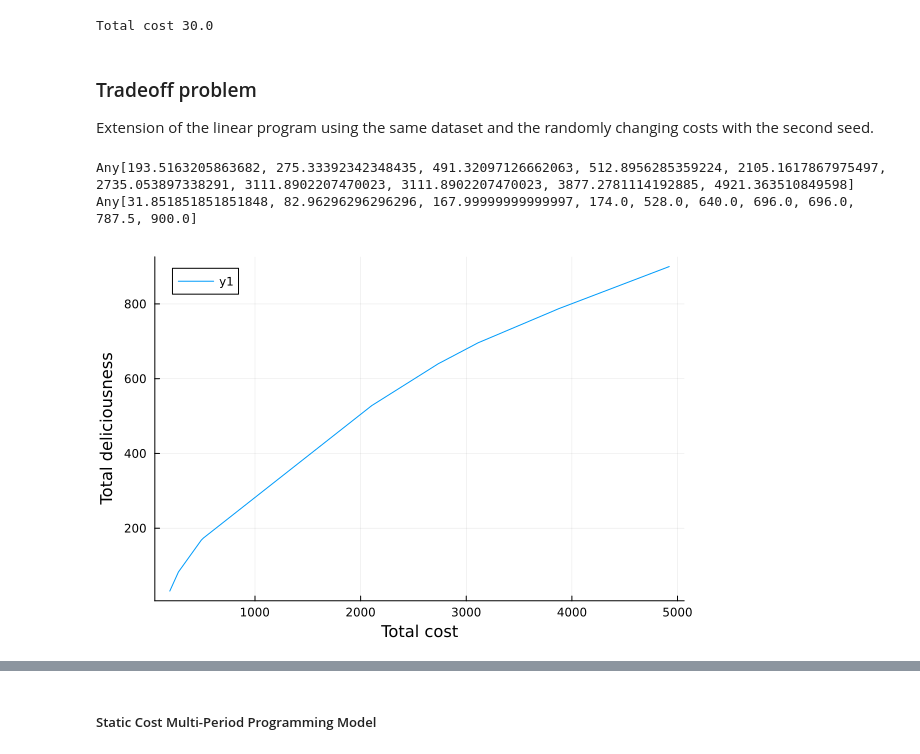
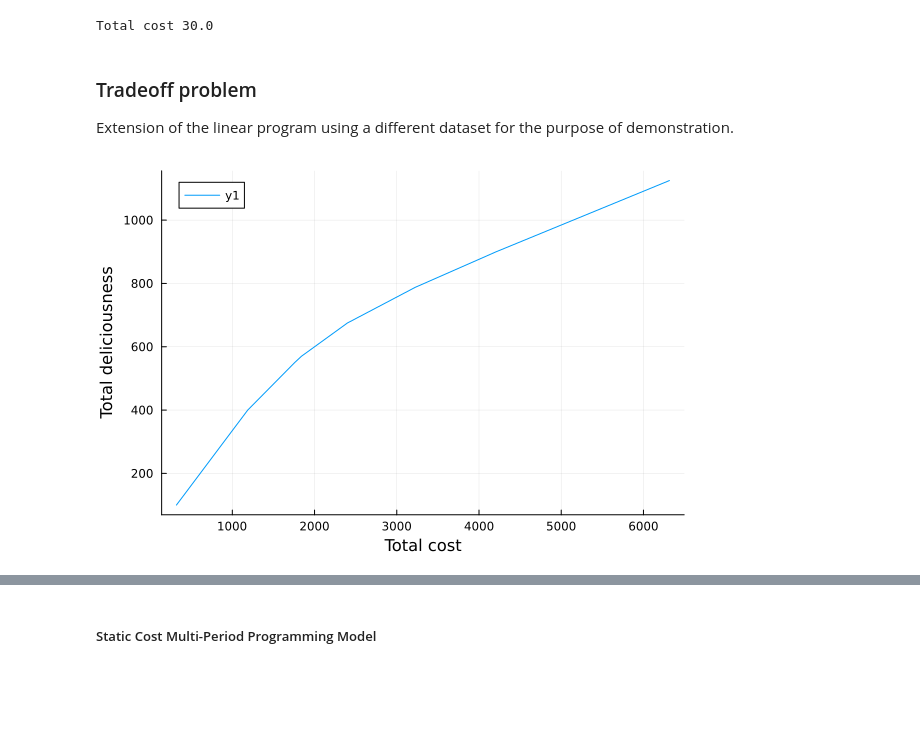
Before and after one commit to ktoriumi107/ISYE-524-Project, a Jupyter notebook: Final Report.ipynb, the cells around one changed output, grey strips where cells are left out. Cells and saved outputs as stored; diff of their text form; code cells hidden in the pictures; blank space fills up the shorter version.

```diff
--- a/Final Report.ipynb
+++ b/Final Report.ipynb
@@ -519,23 +517,26 @@ Total cost 30.0
 # %% [markdown]
 ### Tradeoff problem
 
-Extension of the linear program using the same dataset and the randomly changing costs with the second seed.
+Extension of the linear program using a different dataset for the purpose of demonstration.
 # %%
+# Still use 10 week period
 T_end = 10
 T = 1:T_end
-FR_CAP = 100
-# TODO annotate this code
-Random.seed!(300)
+
 I = [:rice, :chicken_nuggets, :steak, :noodles, :cream, :tomato]
 N = [:calories, :protein]
 R = [:steak_and_rice, :just_nuggets, :chicken_marinara, :steak_alfredo]
+
 Req = NamedArray([5 0 3 0 0 0; 0 10 0 0 0 0; 0 2 0 5 0 3; 0 0 3 5 2 0], (R, I), ("Recipes", "Ingredients"))
+
+# estimates of nutrients per ingredient
 F = NamedArray([300 0; 200 5; 400 30; 300 5; 200 10; 100 1], (I, N), ("Ingredients", "Nutrients"))
+
+# estimated nutrient requirement
 S = NamedArray([2000, 100], N, "Nutrient Requirements")
+
+# define the cost using the same mechanism as the roughly increasing cost generation
 C = NamedArray(zeros(Float64, length(T), length(I)), (T, I), ("Week", "Ingredients"))
-
-# deliciousness of each recipe from 1-10 based on synthetic data (my opinion)
-D = NamedArray([9, 5, 7, 2], R, "Deliciousness")
 
 for i in 1:length(I)
     C[1, i] = length(String(I[i]))
@@ -550,14 +551,19 @@ for t in 2:length(T)
     end
 end
 
+# deliciousness of each recipe from 1-10 based on synthetic data (my opinion)
+D = NamedArray([9, 5, 7, 2], R, "Deliciousness")
 
 # make the model
 using JuMP, HiGHS
 
+# lists to hold the result of each solving of the model
 cost_list = []
 delic_list = []
 
+# define a model to optimize the cost and deliciousness weighted by a given tradeoff parameter
 function run_model(lam)
+    # define a new model that has the same form as the multiperiod linear program
     m = Model(HiGHS.Optimizer)
 
     @variable(m, x[T, I] >= 0)
@@ -567,39 +573,40 @@ function run_model(lam)
     @constraint(m, nutr_satisfied[n in N, t in T],
         sum(y[t, r] * sum(Req[r, i] * F[i, n] for i in I) for r in R) >= S[n])
 
     @constraint(m, fridge_capacity[t in T], sum( x[t, i] for i in I ) <= FR_CAP)
 
     @constraint(m, first_ingredient_bal[i in I], x[1, i] == sum( y[1,r] * Req[r,i] for r in R) + z[1, i])
 
     @constraint(m, ingredient_bal[t in 2:T_end, i in I], x[t, i] + z[t-1, i] == sum( y[t,r] * Req[r,i] for r in R) + z[t, i])
 
     @objective(m, Max, - sum( x[t, i] * C[t, i] for i in I, t in T ) + lam * sum(y[t,r]*D[r] for t in T, r in R) )
 
     set_silent(m)
     optimize!(m)
 
+    # save the resulting values of ingredients bought and recipes made
     x_end = value.(x)
     y_end = value.(y)
 
+    # calculate the cost for this solution
     cost = sum( x_end[t, i] * C[t, i] for i in I, t in T )
+
+    # calculate the deliciousness for this solution
     deliciousness = sum(y_end[t,r]*D[r] for t in T, r in R)
 
+    # add to the overall lists of results
     push!(cost_list, cost)
     push!(delic_list, deliciousness)
 end
 
+# optimize for lambda from 1 to 10
 for lambda in 1:10
     run_model(lambda)
 end
 
-println(cost_list)
-println(delic_list)
-
 plot(cost_list, delic_list, xlabel="Total cost", ylabel="Total deliciousness")
 # %% [output]
-Any[193.5163205863682, 275.33392342348435, 491.32097126662063, 512.8956285359224, 2105.1617867975497, 2735.053897338291, 3111.8902207470023, 3111.8902207470023, 3877.2781114192885, 4921.363510849598]
-Any[31.851851851851848, 82.96296296296296, 167.99999999999997, 174.0, 528.0, 640.0, 696.0, 696.0, 787.5, 900.0]
-[figure, old version]
+[figure, new version]
 # %% [markdown]
 ## 4. Results and discussion ##
 
```
Also changed, not shown: parts of 5 cells of this notebook, 1 other file.
